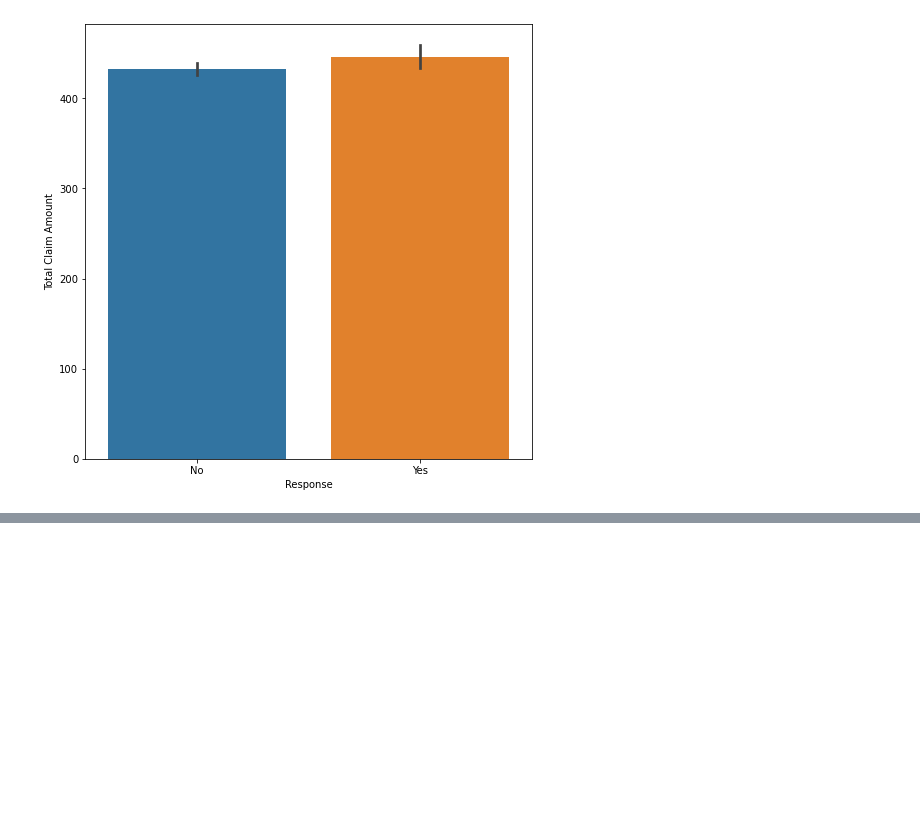
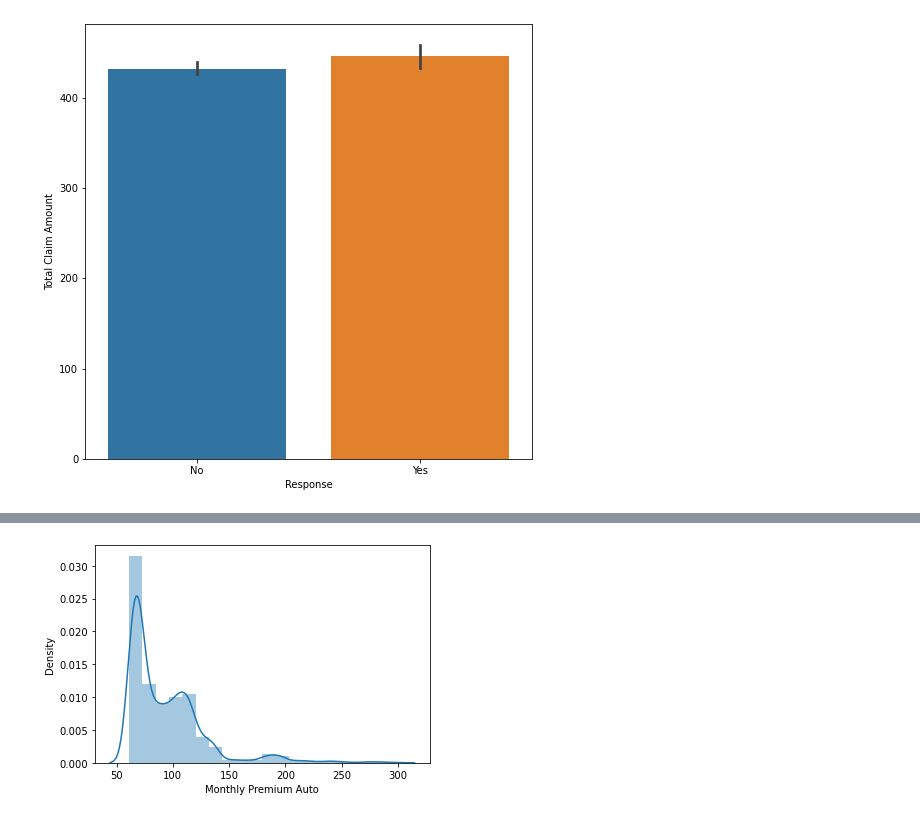
Before and after one commit to lupocordero/lab-customer-analysis-round-2, a Jupyter notebook: lab-customer-analysis-round-2.ipynb, the cells around one changed output, grey strips where cells are left out. Cells and saved outputs as stored; diff of their text form; code cells hidden in the pictures; blank space fills up the shorter version.

```diff
--- a/lab-customer-analysis-round-2.ipynb
+++ b/lab-customer-analysis-round-2.ipynb
@@ -169,0 +226,5 @@ plt.show()
+# %%
+sns.distplot(df['Monthly Premium Auto'], bins=20)
+plt.show()
+# %% [output]
+[figure, added]
```
Also changed, not shown: parts of 27 cells of this notebook.
